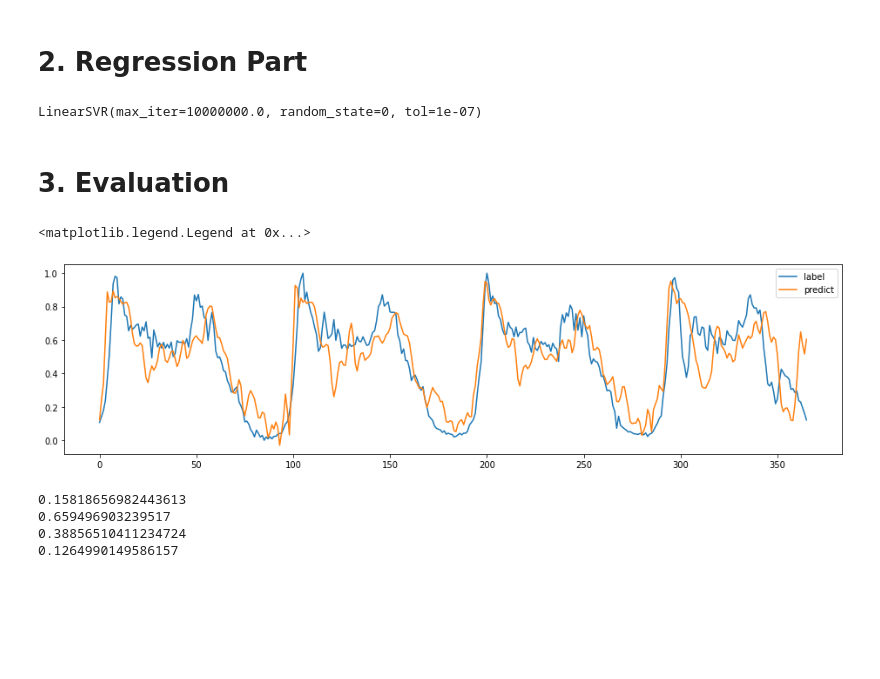
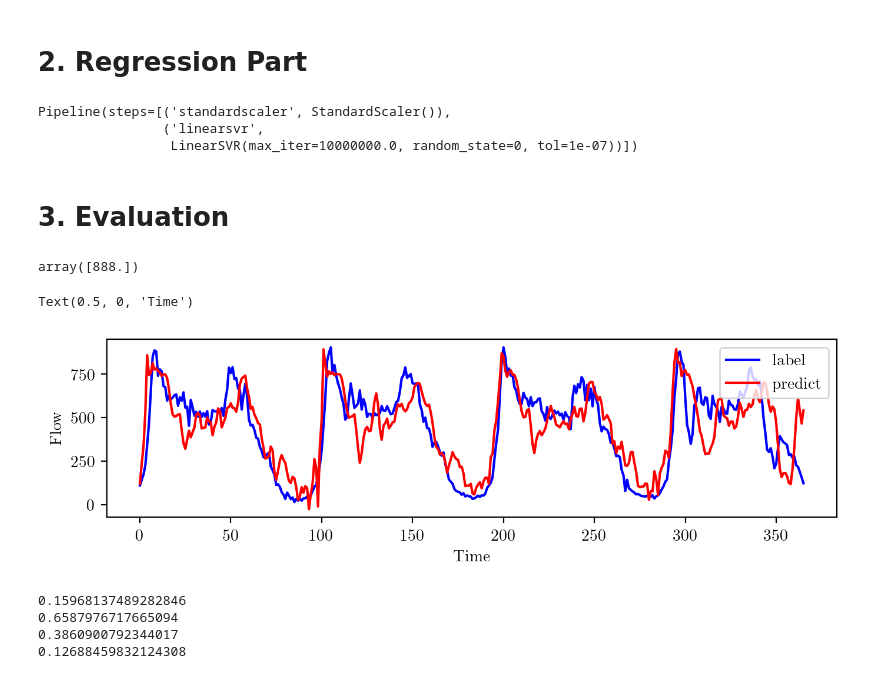
Before and after one commit to khzhang2/BDA_traffic, a Jupyter notebook: BDA_SVR.ipynb, the cells around one changed output. Saved outputs shown, nothing was run; the diff lists cells and outputs as text; code cells hidden in the pictures; blank space fills up the shorter version.

```diff
--- a/BDA_SVR.ipynb
+++ b/BDA_SVR.ipynb
@@ -333,31 +333,38 @@ from sklearn.pipeline import make_pipeline
 import xgboost as xgb
 # %%
 regr = make_pipeline(StandardScaler(),
-...                      LinearSVR(random_state=0, tol=1e-5))
-regr = LinearSVR(random_state=0, tol=1e-7, max_iter=1e7)
+...                      LinearSVR(random_state=0, tol=1e-7, max_iter=1e7))
 regr.fit(train_x, train_y.flatten())
 # %% [output]
-LinearSVR(max_iter=10000000.0, random_state=0, tol=1e-07)
+Pipeline(steps=[('standardscaler', StandardScaler()),
+                ('linearsvr',
+                 LinearSVR(max_iter=10000000.0, random_state=0, tol=1e-07))])
 # %% [markdown]
 # 3. Evaluation
+# %%
+Xt_max - Xt_min
+# %% [output]
+array([888.])
 # %%
 g_t = Yt_valid.flatten()
 pred = regr.predict(Xt_valid)
 
-plt.figure(figsize=[16,4])
-plt.plot(g_t, label='label')
-plt.plot(pred, label='predict')
-plt.legend()
+plt.figure(dpi=200, figsize=[8,2])
+plt.plot(g_t*(Xt_max - Xt_min)+Xt_min, 'b', label='label')
+plt.plot(pred*(Xt_max - Xt_min)+Xt_min, 'r', label='predict')
+plt.legend(loc=1)
+plt.ylabel('Flow')
+plt.xlabel('Time')
 # %% [output]
-<matplotlib.legend.Legend at 0x...>
+Text(0.5, 0, 'Time')
-[figure, old version]
+[figure, new version]
 # %%
 print(bda_utils.nrmse_loss_func(pred, g_t, 0))
 print(bda_utils.mape_loss_func(pred, g_t, 0))
 print(bda_utils.smape_loss_func(pred, g_t, 0))
 print(bda_utils.mae_loss_func(pred, g_t, 0))
 # %% [output]
-0.15818656982443613
-0.659496903239517
-0.38856510411234724
-0.1264990149586157
+0.15968137489282846
+0.6587976717665094
+0.3860900792344017
+0.12688459832124308
```
Also changed, not shown: parts of 1 cell of this notebook, 16 other files.
